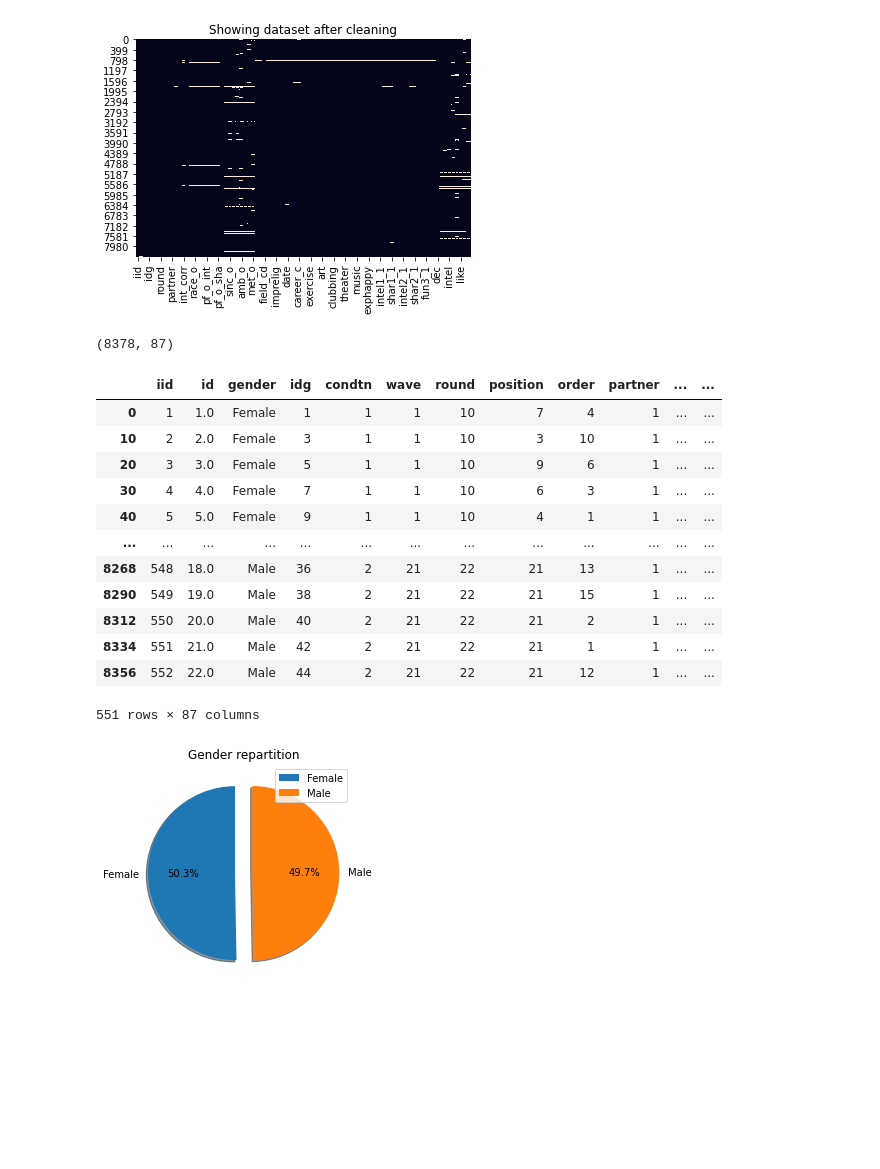
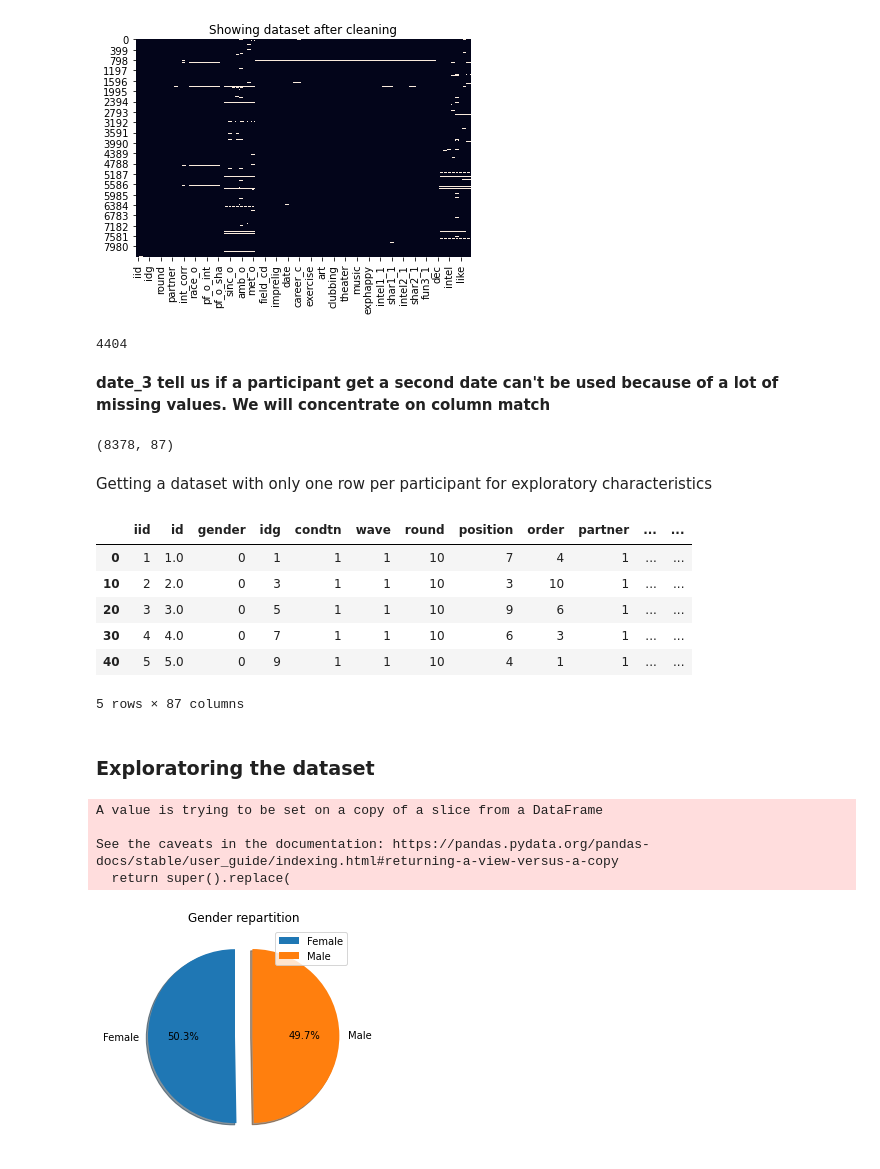
Before and after one commit to garyben/speed_dating, a Jupyter notebook: Project_speed_dating.ipynb, the cells around one changed output. Cells and saved outputs as stored; diff of their text form; code cells hidden in the pictures; blank space fills up the shorter version.

```diff
--- a/Project_speed_dating.ipynb
+++ b/Project_speed_dating.ipynb
@@ -59,3 +52,0 @@ display(df.shape)
-# %%
-df['gender'].replace((0,1), ('Female','Male'), inplace = True)
-df = df.rename(columns={'dec_o':'decision_partner'})
@@ -64,3 +52,0 @@ df['samerace'].replace((0,1), ('No','Yes'), inplace = True)
-# %%
-df['decision_partner'].replace((0,1), ('No','Yes'), inplace = True)
-df['dec'].replace((0,1), ('No','Yes'), inplace = True)
@@ -116,25 +115,36 @@ plt.show()
+# %%
+df['date_3'].isna().sum()
+# %% [output]
+4404
+# %% [markdown]
+**date_3 tell us if a participant get a second date can't be used because of a lot of missing values. We will concentrate on column match**
 # %%
 df_clean.shape
 # %% [output]
 (8378, 87)
 # %%
 df3=df_clean.drop_duplicates(subset='iid')
+# %% [markdown]
+Getting a dataset with only one row per participant for exploratory characteristics
 # %%
-df3
+df3.head()
 # %% [output]
 |  | iid | id | gender | idg | condtn | wave | round | position | order | partner | ... | ... |
-| 0 | 1 | 1.0 | Female | 1 | 1 | 1 | 10 | 7 | 4 | 1 | ... | ... |
-| 10 | 2 | 2.0 | Female | 3 | 1 | 1 | 10 | 3 | 10 | 1 | ... | ... |
-| 20 | 3 | 3.0 | Female | 5 | 1 | 1 | 10 | 9 | 6 | 1 | ... | ... |
-| 30 | 4 | 4.0 | Female | 7 | 1 | 1 | 10 | 6 | 3 | 1 | ... | ... |
-| 40 | 5 | 5.0 | Female | 9 | 1 | 1 | 10 | 4 | 1 | 1 | ... | ... |
-| ... | ... | ... | ... | ... | ... | ... | ... | ... | ... | ... | ... | ... |
-| 8268 | 548 | 18.0 | Male | 36 | 2 | 21 | 22 | 21 | 13 | 1 | ... | ... |
-| 8290 | 549 | 19.0 | Male | 38 | 2 | 21 | 22 | 21 | 15 | 1 | ... | ... |
-| 8312 | 550 | 20.0 | Male | 40 | 2 | 21 | 22 | 21 | 2 | 1 | ... | ... |
-| 8334 | 551 | 21.0 | Male | 42 | 2 | 21 | 22 | 21 | 1 | 1 | ... | ... |
-| 8356 | 552 | 22.0 | Male | 44 | 2 | 21 | 22 | 21 | 12 | 1 | ... | ... |
+| 0 | 1 | 1.0 | 0 | 1 | 1 | 1 | 10 | 7 | 4 | 1 | ... | ... |
+| 10 | 2 | 2.0 | 0 | 3 | 1 | 1 | 10 | 3 | 10 | 1 | ... | ... |
+| 20 | 3 | 3.0 | 0 | 5 | 1 | 1 | 10 | 9 | 6 | 1 | ... | ... |
+| 30 | 4 | 4.0 | 0 | 7 | 1 | 1 | 10 | 6 | 3 | 1 | ... | ... |
+| 40 | 5 | 5.0 | 0 | 9 | 1 | 1 | 10 | 4 | 1 | 1 | ... | ... |
-551 rows × 87 columns
+5 rows × 87 columns
+# %% [markdown]
+### Exploratoring the dataset
+# %%
+df3['gender'].replace((0,1), ('Female','Male'), inplace = True)
+# %% [output]
+A value is trying to be set on a copy of a slice from a DataFrame
+
+See the caveats in the documentation: https://pandas.pydata.org/pandas-docs/stable/user_guide/indexing.html#returning-a-view-versus-a-copy
+  return super().replace(
 # %%
 labels = df3['gender'].unique()
 sizes = df3['gender'].value_counts()
```
Also changed, not shown: parts of 48 cells of this notebook.
